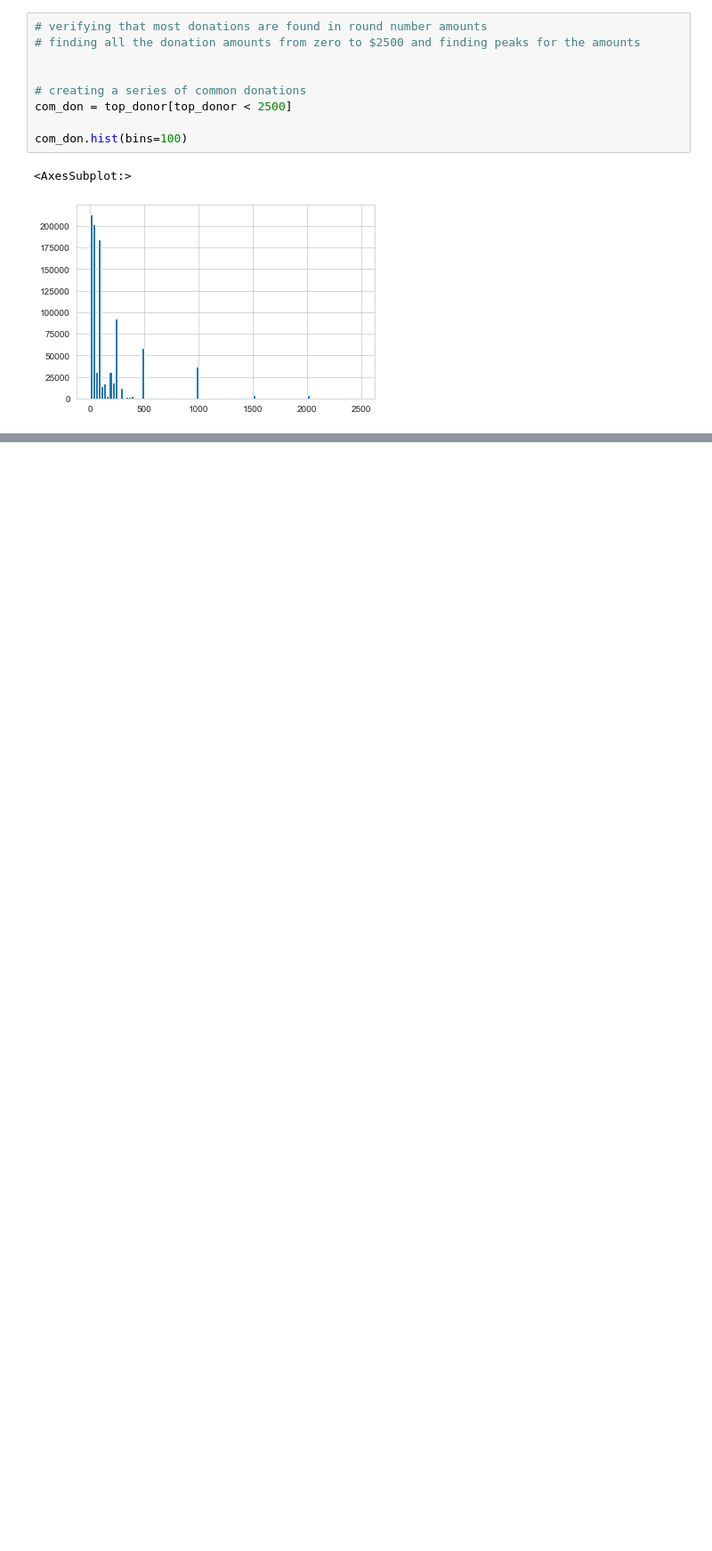
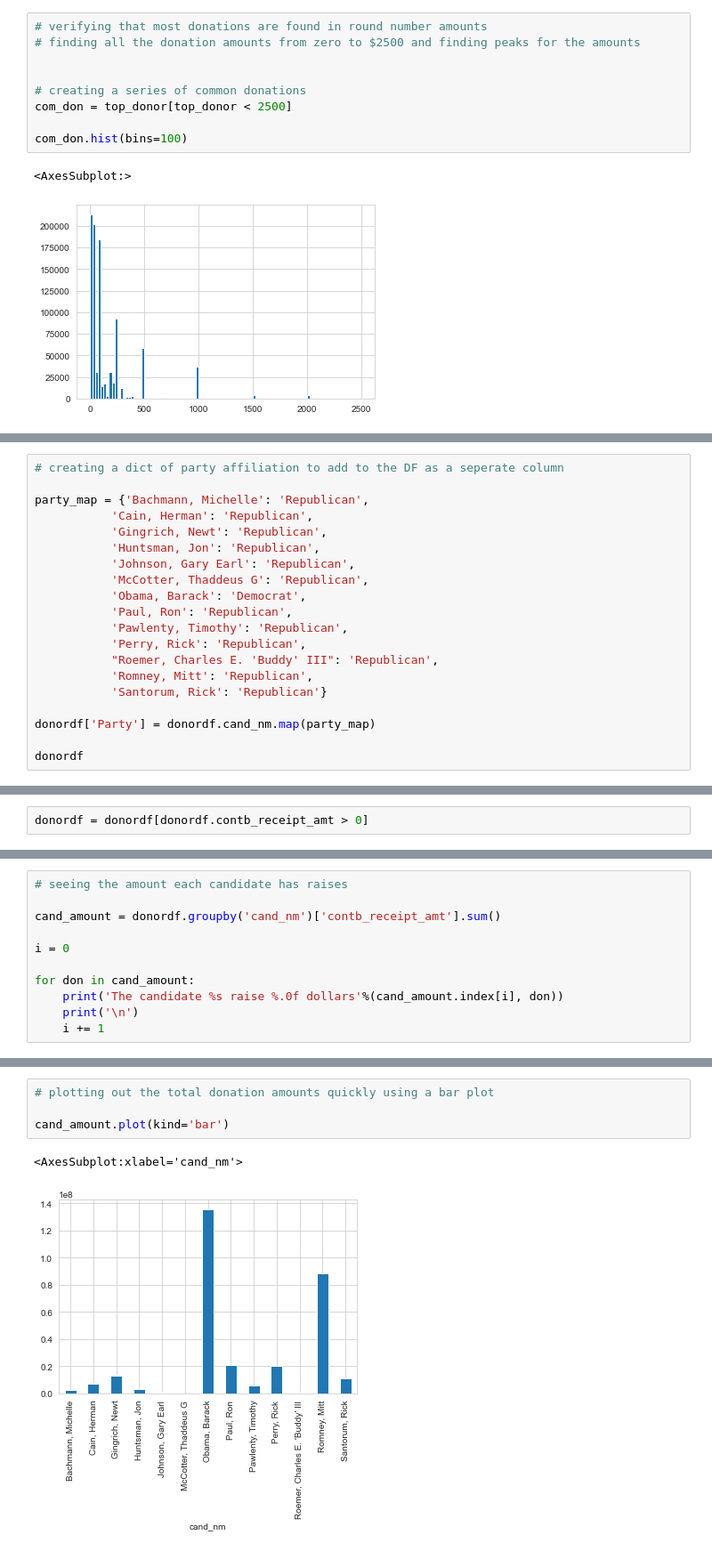
Before and after one commit to jry62/Election_2012_Data_Project, a Jupyter notebook: Election_Analysis.ipynb, the cells around one changed output, grey strips where cells are left out. Shown at 89% size. Saved outputs shown, nothing was run; the diff lists cells and outputs as text; blank space fills up the shorter version.

```diff
--- a/Election_Analysis.ipynb
+++ b/Election_Analysis.ipynb
@@ -349,0 +361,20 @@ com_don.hist(bins=100)
+# %%
+# creating a dict of party affiliation to add to the DF as a seperate column
+
+party_map = {'Bachmann, Michelle': 'Republican',
+           'Cain, Herman': 'Republican',
+           'Gingrich, Newt': 'Republican',
+           'Huntsman, Jon': 'Republican',
+           'Johnson, Gary Earl': 'Republican',
+           'McCotter, Thaddeus G': 'Republican',
+           'Obama, Barack': 'Democrat',
+           'Paul, Ron': 'Republican',
+           'Pawlenty, Timothy': 'Republican',
+           'Perry, Rick': 'Republican',
+           "Roemer, Charles E. 'Buddy' III": 'Republican',
+           'Romney, Mitt': 'Republican',
+           'Santorum, Rick': 'Republican'}
+
+donordf['Party'] = donordf.cand_nm.map(party_map)
+
+donordf
@@ -349,0 +395,2 @@ com_don.hist(bins=100)
+# %%
+donordf = donordf[donordf.contb_receipt_amt > 0]
@@ -349,0 +437,11 @@ com_don.hist(bins=100)
+# %%
+# seeing the amount each candidate has raises
+
+cand_amount = donordf.groupby('cand_nm')['contb_receipt_amt'].sum()
+
+i = 0
+
+for don in cand_amount:
+    print('The candidate %s raise %.0f dollars'%(cand_amount.index[i], don))
+    print('\n')
+    i += 1
@@ -349,0 +466,7 @@ com_don.hist(bins=100)
+# %%
+# plotting out the total donation amounts quickly using a bar plot
+
+cand_amount.plot(kind='bar')
+# %% [output]
+<AxesSubplot:xlabel='cand_nm'>
+[figure, added]
```
Also changed, not shown: parts of 15 cells of this notebook.
